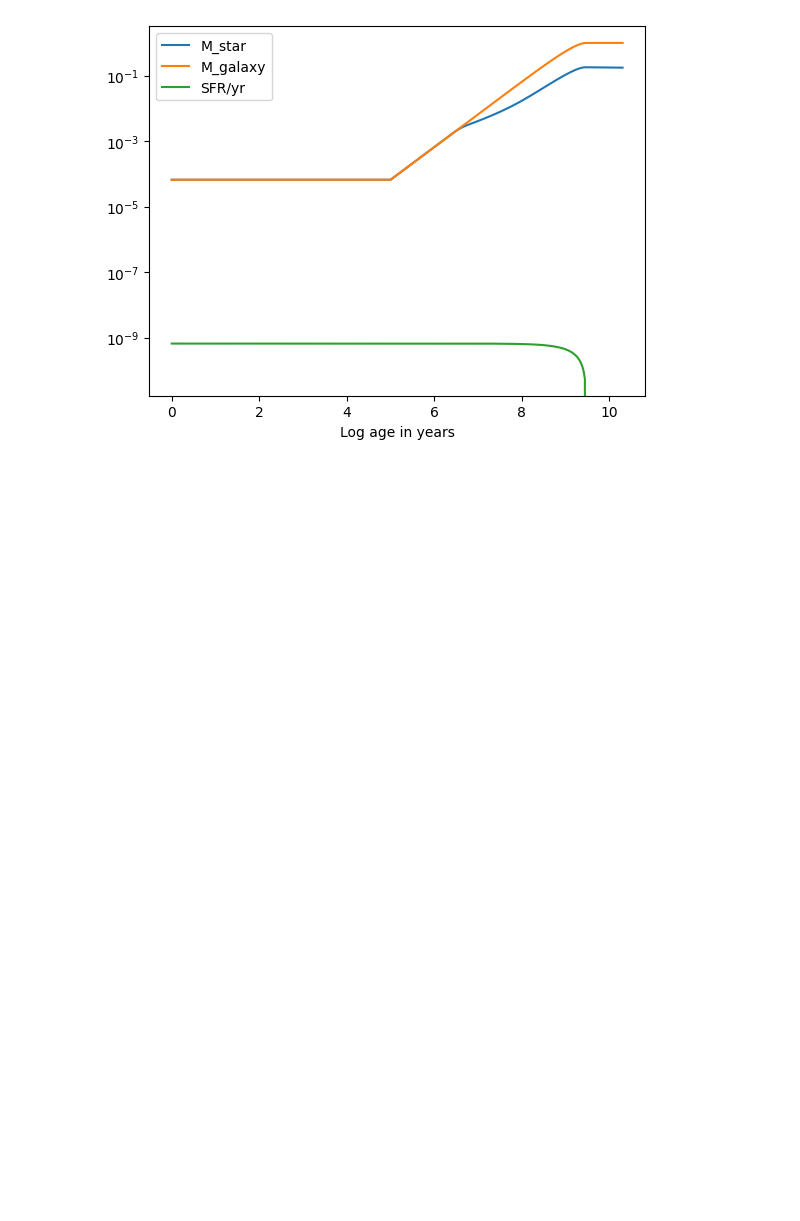
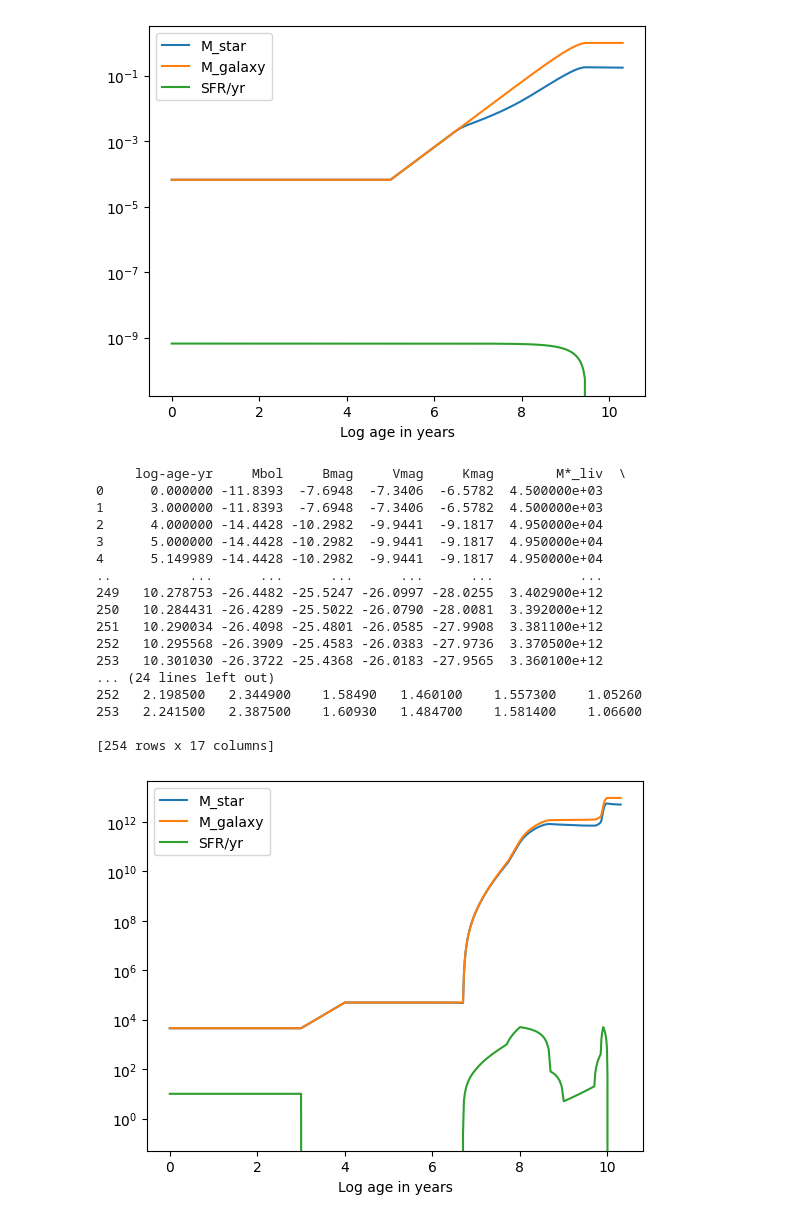
Before and after one commit to clilje/summer_2023, a Jupyter notebook: Week 1/filter-check.ipynb, the cells around one changed output. Drawn from its saved outputs; the diff is of its cells as text; code cells hidden in the pictures; blank space fills up the shorter version.

```diff
--- a/Week 1/filter-check.ipynb
+++ b/Week 1/filter-check.ipynb
@@ -204,3 +204,39 @@ plt.show()
 
 [221 rows x 17 columns]
 [figure]
+# %%
+df = pd.read_csv('SFR-trials/user-defined2.4color', delimiter= '\s+', skiprows=30,names=['log-age-yr','Mbol','Bmag',
+                                                                             'Vmag','Kmag','M*_liv','M_remnants',
+                                                                             'M_ret_gas','M_galaxy','SFR/yr',
+                                                                             'M*_liv+M_rem','M*_tot/Lb','M*_tot/Lv',
+                                                                             'M*_tot/Lk','M*_liv/Lb','M*_liv/Lv<','M*_liv/Lk'])
+print(df)
+plt.plot(df['log-age-yr'].to_numpy(), df['M*_liv+M_rem'].to_numpy(), label='M_star')
+plt.plot(df['log-age-yr'].to_numpy(), df['M_galaxy'].to_numpy(), label='M_galaxy')
+plt.plot(df['log-age-yr'].to_numpy(), df['SFR/yr'].to_numpy(), label='SFR/yr')
+plt.legend()
+#plt.xscale('log')
+plt.yscale('log')
+plt.xlabel('Log age in years')
+
+plt.savefig('user-defined')
+plt.show()
+# %% [output]
+     log-age-yr     Mbol     Bmag     Vmag     Kmag        M*_liv  \
+0      0.000000 -11.8393  -7.6948  -7.3406  -6.5782  4.500000e+03
+1      3.000000 -11.8393  -7.6948  -7.3406  -6.5782  4.500000e+03
+2      4.000000 -14.4428 -10.2982  -9.9441  -9.1817  4.950000e+04
+3      5.000000 -14.4428 -10.2982  -9.9441  -9.1817  4.950000e+04
+4      5.149989 -14.4428 -10.2982  -9.9441  -9.1817  4.950000e+04
+..          ...      ...      ...      ...      ...           ...
+249   10.278753 -26.4482 -25.5247 -26.0997 -28.0255  3.402900e+12
+250   10.284431 -26.4289 -25.5022 -26.0790 -28.0081  3.392000e+12
+251   10.290034 -26.4098 -25.4801 -26.0585 -27.9908  3.381100e+12
+252   10.295568 -26.3909 -25.4583 -26.0383 -27.9736  3.370500e+12
+253   10.301030 -26.3722 -25.4368 -26.0183 -27.9565  3.360100e+12
+... (24 lines left out)
+252   2.198500   2.344900    1.58490   1.460100    1.557300    1.05260
+253   2.241500   2.387500    1.60930   1.484700    1.581400    1.06600
+
+[254 rows x 17 columns]
+[figure, added]
```
Also changed, not shown: parts of 2 cells of this notebook, 7 other files.
